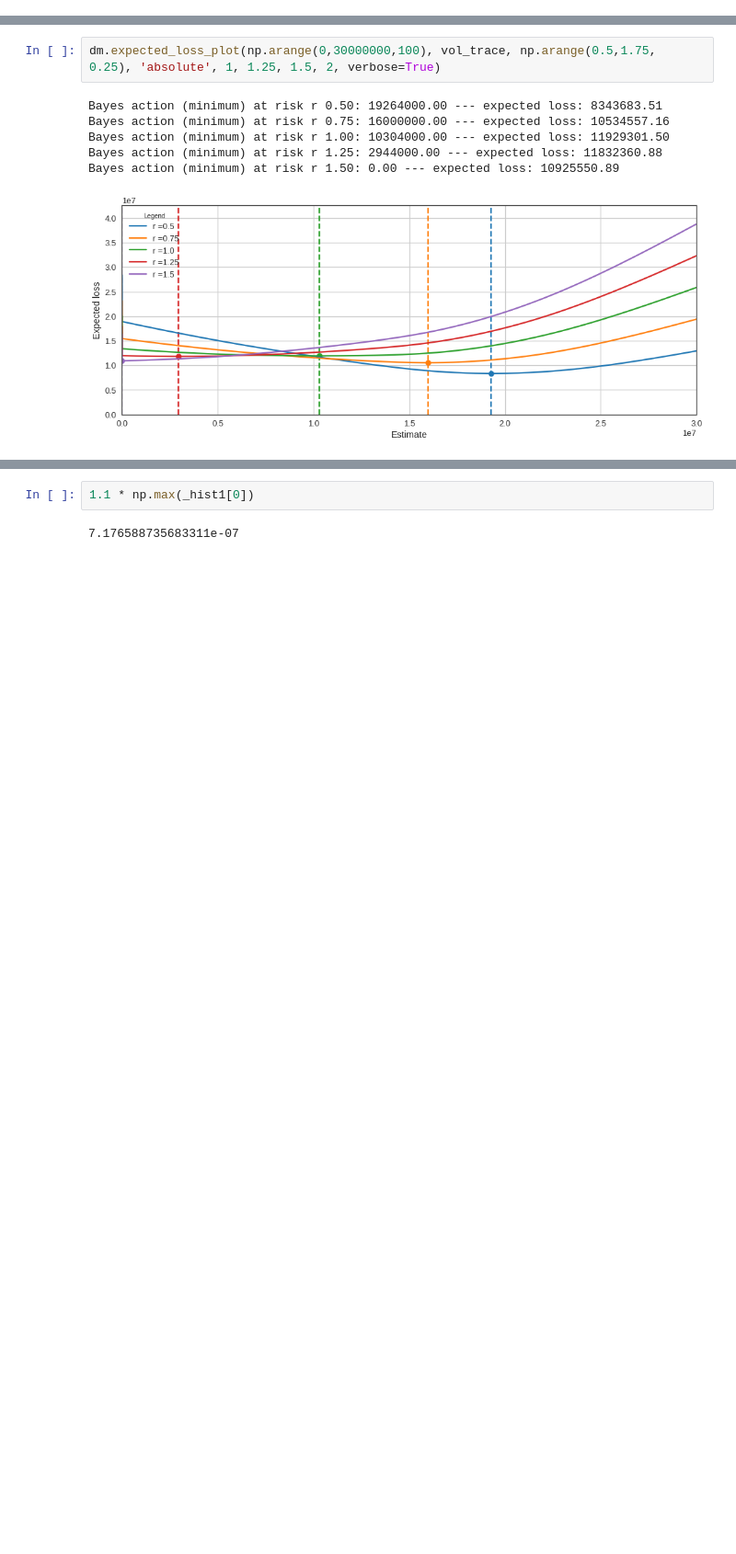
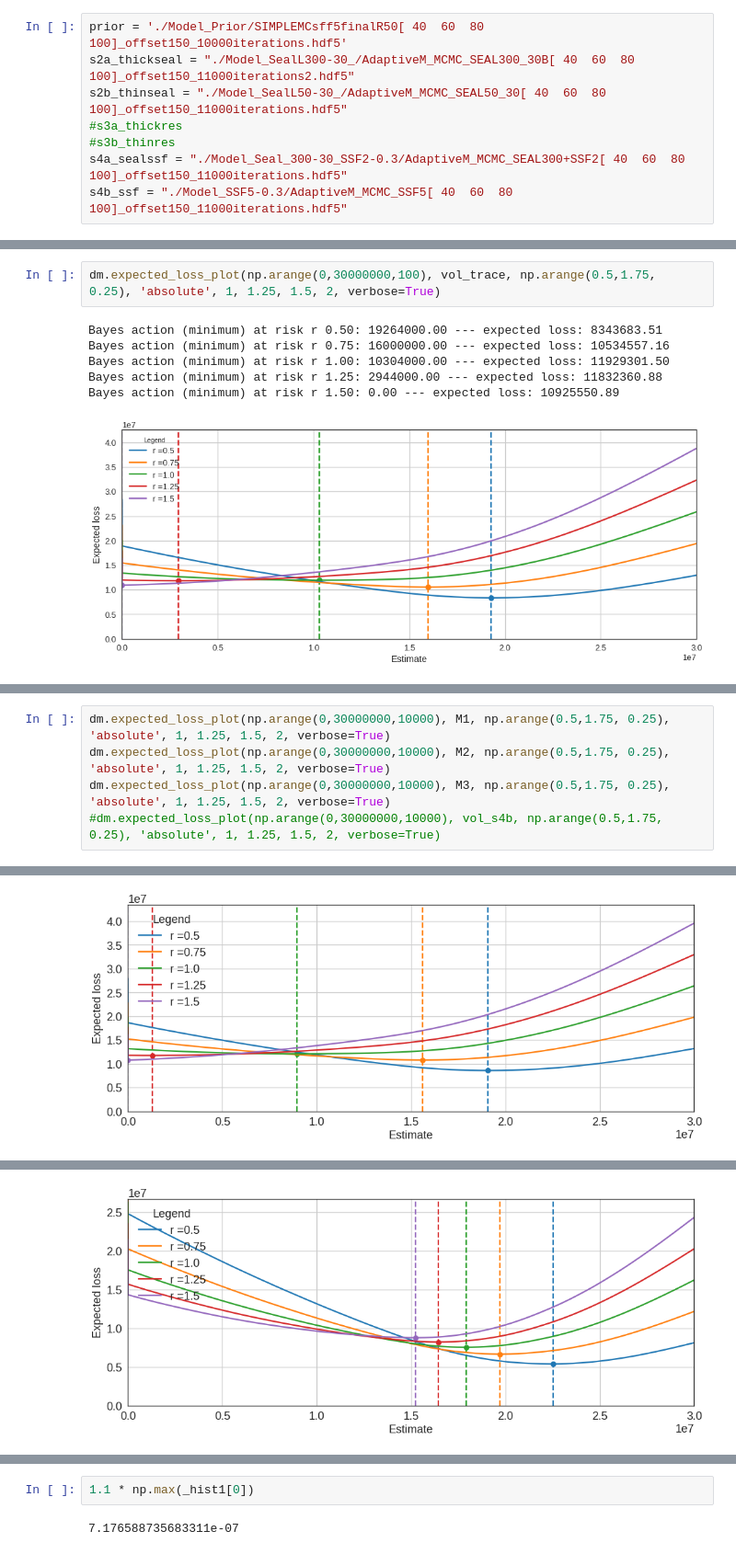
Before and after one commit to nre-aachen/Theses, a Jupyter notebook: Risk analysis/Notebooks/post_submission_continued_work/Post Analysis.ipynb, the cells around one changed output, grey strips where cells are left out. Shown at 92% size. Cells and saved outputs as stored; diff of their text form; blank space fills up the shorter version.

```diff
--- a/Risk analysis/Notebooks/post_submission_continued_work/Post Analysis.ipynb
+++ b/Risk analysis/Notebooks/post_submission_continued_work/Post Analysis.ipynb
@@ -49,0 +48,8 @@ post = pa.Posterior(dbname0, entropy=False)
+# %%
+prior = './Model_Prior/SIMPLEMCsff5finalR50[ 40  60  80 100]_offset150_10000iterations.hdf5'
+s2a_thickseal = "./Model_SealL300-30_/AdaptiveM_MCMC_SEAL300_30B[ 40  60  80 100]_offset150_11000iterations2.hdf5"
+s2b_thinseal = "./Model_SealL50-30_/AdaptiveM_MCMC_SEAL50_30[ 40  60  80 100]_offset150_11000iterations.hdf5"
+#s3a_thickres
+#s3b_thinres
+s4a_sealssf = "./Model_Seal_300-30_SSF2-0.3/AdaptiveM_MCMC_SEAL300+SSF2[ 40  60  80 100]_offset150_11000iterations.hdf5"
+s4b_ssf = "./Model_SSF5-0.3/AdaptiveM_MCMC_SSF5[ 40  60  80 100]_offset150_11000iterations.hdf5"
@@ -85,0 +158,6 @@ Bayes action (minimum) at risk r 1.50: 0.00 --- expected loss: 10925550.89
+# %%
+dm.expected_loss_plot(np.arange(0,30000000,10000), M1, np.arange(0.5,1.75, 0.25), 'absolute', 1, 1.25, 1.5, 2, verbose=True)
+dm.expected_loss_plot(np.arange(0,30000000,10000), M2, np.arange(0.5,1.75, 0.25), 'absolute', 1, 1.25, 1.5, 2, verbose=True)
+dm.expected_loss_plot(np.arange(0,30000000,10000), M3, np.arange(0.5,1.75, 0.25), 'absolute', 1, 1.25, 1.5, 2, verbose=True)
+#dm.expected_loss_plot(np.arange(0,30000000,10000), vol_s4b, np.arange(0.5,1.75, 0.25), 'absolute', 1, 1.25, 1.5, 2, verbose=True)
+# %% [output]
@@ -85,0 +169 @@ Bayes action (minimum) at risk r 1.50: 0.00 --- expected loss: 10925550.89
+[figure, added]
@@ -85,0 +175 @@ Bayes action (minimum) at risk r 1.50: 0.00 --- expected loss: 10925550.89
+[figure, added]
```
Also changed, not shown: parts of 9 cells of this notebook.
